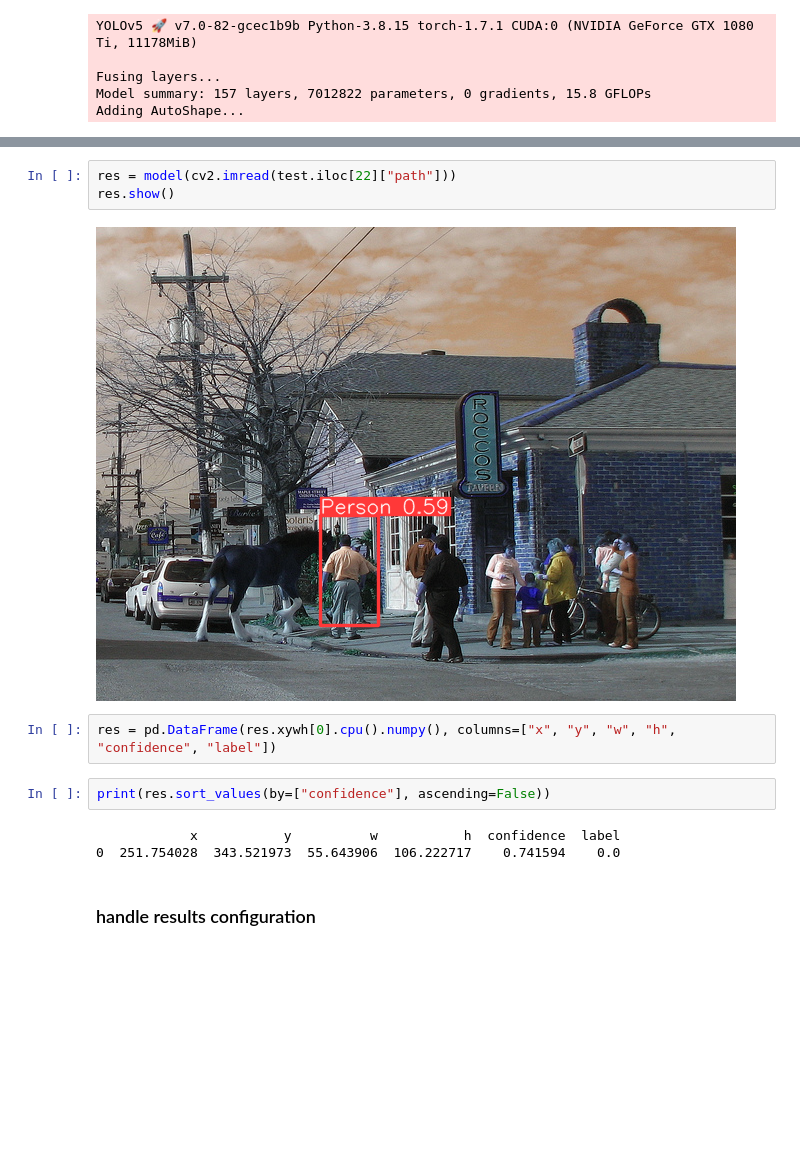
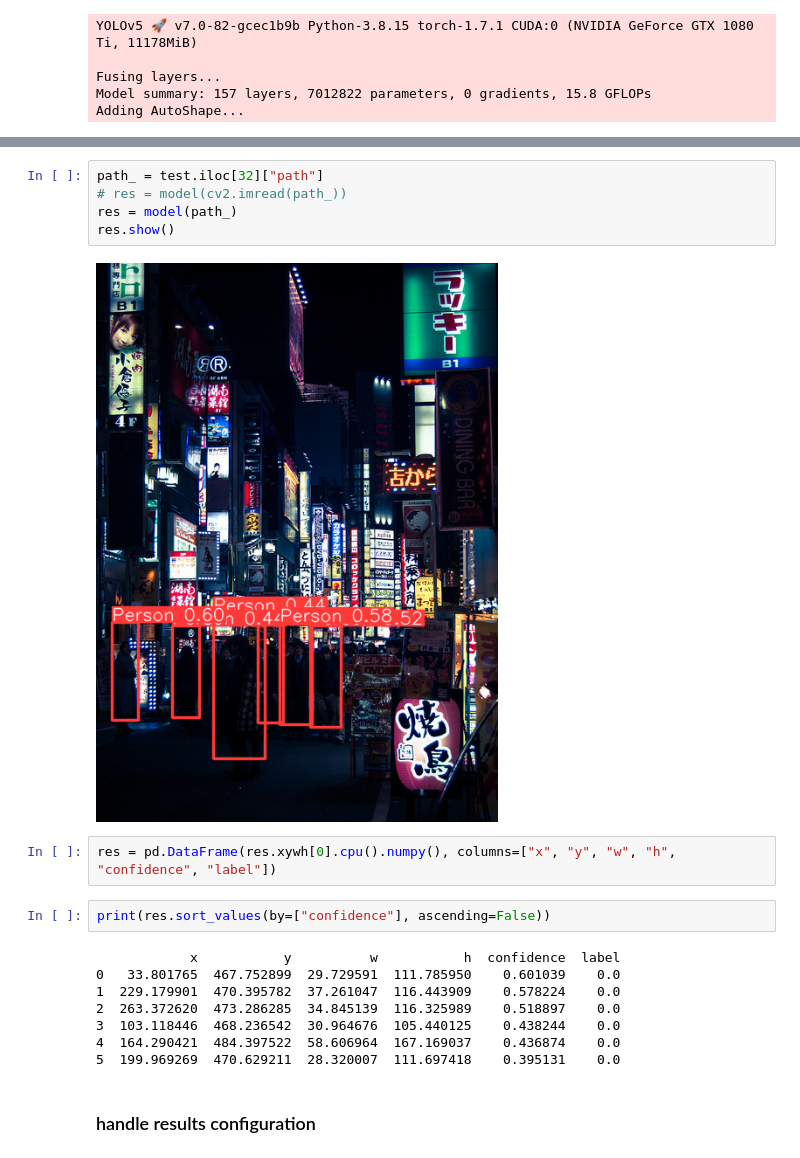
Before and after one commit to Uzair05/crowdDetection, a Jupyter notebook: CrowdCounting.ipynb, the cells around one changed output, grey strips where cells are left out. Saved outputs shown, nothing was run; the diff lists cells and outputs as text; blank space fills up the shorter version.

```diff
--- a/CrowdCounting.ipynb
+++ b/CrowdCounting.ipynb
@@ -44,15 +44,22 @@ test
 # %%
-res = model(cv2.imread(test.iloc[22]["path"]))
+path_ = test.iloc[32]["path"]
+# res = model(cv2.imread(path_))
+res = model(path_)
 res.show()
 # %% [output]
-[figure, old version]
+[figure, new version]
 # %%
 res = pd.DataFrame(res.xywh[0].cpu().numpy(), columns=["x", "y", "w", "h", "confidence", "label"])
 # %%
 print(res.sort_values(by=["confidence"], ascending=False))
 # %% [output]
             x           y          w           h  confidence  label
-0  251.754028  343.521973  55.643906  106.222717    0.741594    0.0
+0   33.801765  467.752899  29.729591  111.785950    0.601039    0.0
+1  229.179901  470.395782  37.261047  116.443909    0.578224    0.0
+2  263.372620  473.286285  34.845139  116.325989    0.518897    0.0
+3  103.118446  468.236542  30.964676  105.440125    0.438244    0.0
+4  164.290421  484.397522  58.606964  167.169037    0.436874    0.0
+5  199.969269  470.629211  28.320007  111.697418    0.395131    0.0
 # %% [markdown]
 ### handle results configuration
 # %%
```
Also changed, not shown: parts of 6 cells of this notebook, 7 other files.
